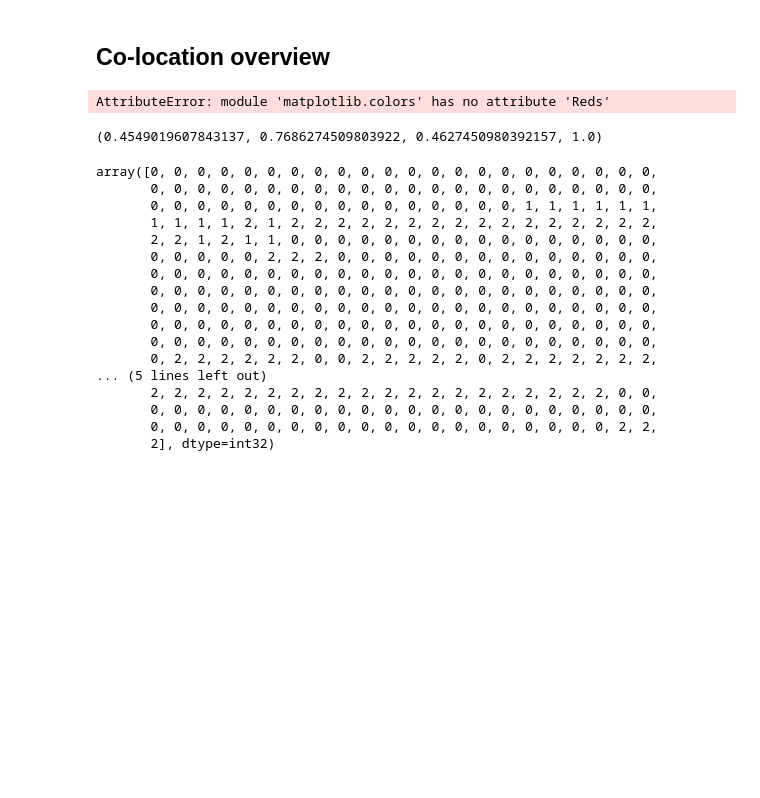
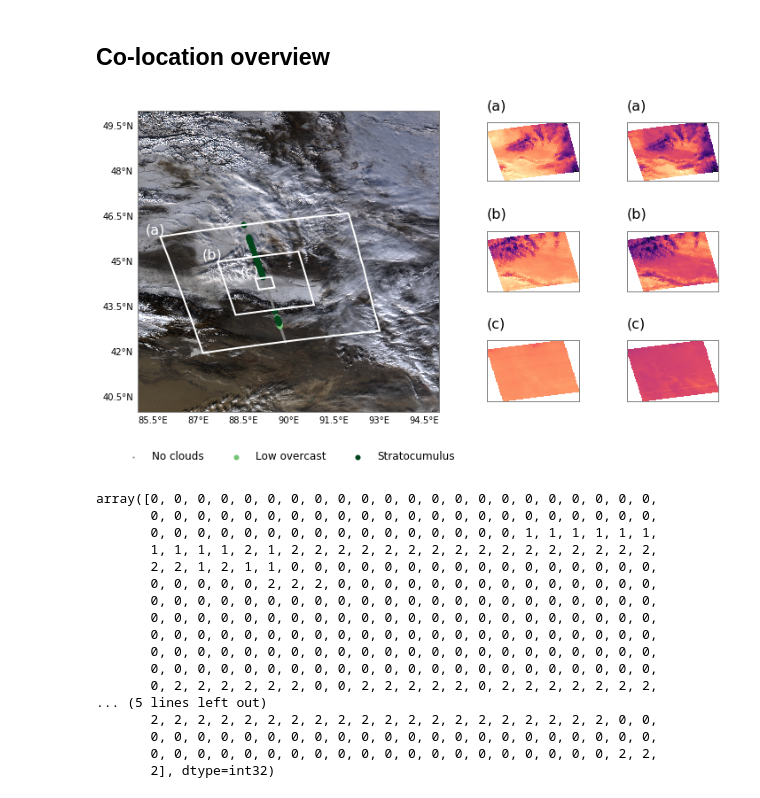
Before and after one commit to Arcane561/cloud_colocations, a Jupyter notebook: notebooks/plot_collocations.ipynb, the cells around one changed output. Saved outputs shown, nothing was run; the diff lists cells and outputs as text; code cells hidden in the pictures; blank space fills up the shorter version.

```diff
--- a/notebooks/plot_collocations.ipynb
+++ b/notebooks/plot_collocations.ipynb
@@ -78,15 +77,6 @@ def get_boundary(lats, lons):
 
     bs = np.vstack([l, b, r[::-1], t[::-1]])
     return bs
-# %%
-import matplotlib
-matplotlib.colors.Reds
-# %% [output]
-AttributeError: module 'matplotlib.colors' has no attribute 'Reds'
-# %%
-colors(1)
-# %% [output]
-(0.4549019607843137, 0.7686274509803922, 0.4627450980392157, 1.0)
 # %%
 gs = GridSpec(3, 9)
 f = plt.figure(figsize = (10, 6))
@@ -94,8 +84,8 @@ f = plt.figure(figsize = (10, 6))
 #
 # Modis granule
 #
-
-ax, img = plot_modis_granule_composite(modis_granule, modis_geo_granule, grid_spec = gs[:, :5])
+from matplotlib.patches import Polygon
+ax, img = plot_modis_granule_composite(modis_granule, modis_geo_granule, grid_spec = gs[:, :5], gain = 0.5)
 
 colors = plt.get_cmap("Greens", 3)
 ccs = data.caliop_ss_11_data.variables["cloud_class"][col_ind, :]
@@ -151,33 +141,35 @@ ax, _ = plot_scalar_field(x, lats, lons, grid_spec = gs[1, 5:7], norm = norm)
 ax.set_title("(b)", loc = "left", size = 16)
 
 lats = data.modis_data.variables["lats"][col_ind, :, :]
 lons = data.modis_data.variables["lons"][col_ind, :, :]
 x = data.modis_data.variables["band_30"][col_ind, :, :]
 ax, _ = plot_scalar_field(x, lats, lons, grid_spec = gs[2, 5:7], norm = norm)
 ax.set_title("(c)", loc = "left", size = 16)
 
 lats = data.modis_ss_11_data.variables["lats"][col_ind, :, :]
 lons = data.modis_ss_11_data.variables["lons"][col_ind, :, :]
 x = data.modis_ss_11_data.variables["band_31"][col_ind, :, :]
 ax, img = plot_scalar_field(x, lats, lons, grid_spec = gs[0, 7:])
 ax.set_title("(a)", loc = "left", size = 16)
 norm = img.norm
 
 lats = data.modis_ss_5_data.variables["lats"][col_ind, :, :]
 lons = data.modis_ss_5_data.variables["lons"][col_ind, :, :]
 x = data.modis_ss_5_data.variables["band_31"][col_ind, :, :]
 ax, _ = plot_scalar_field(x, lats, lons, grid_spec = gs[1, 7:], norm = norm)
 ax.set_title("(b)", loc = "left", size = 16)
 
 lats = data.modis_data.variables["lats"][col_ind, :, :]
 lons = data.modis_data.variables["lons"][col_ind, :, :]
 x = data.modis_data.variables["band_31"][col_ind, :, :]
 ax, _ = plot_scalar_field(x, lats, lons, grid_spec = gs[2, 7:], norm = norm)
 ax.set_title("(c)", loc = "left", size = 16)
 
 plt.tight_layout()
 
 f.savefig("../plots/colocation_overview.png", bbox_inches = "tight")
+# %% [output]
+[figure, added]
 # %%
 data.caliop_ss_11_data.variables["cloud_class"][col_ind, :]
 # %% [output]
```
Also changed, not shown: parts of 2 cells of this notebook, 3 other files.
